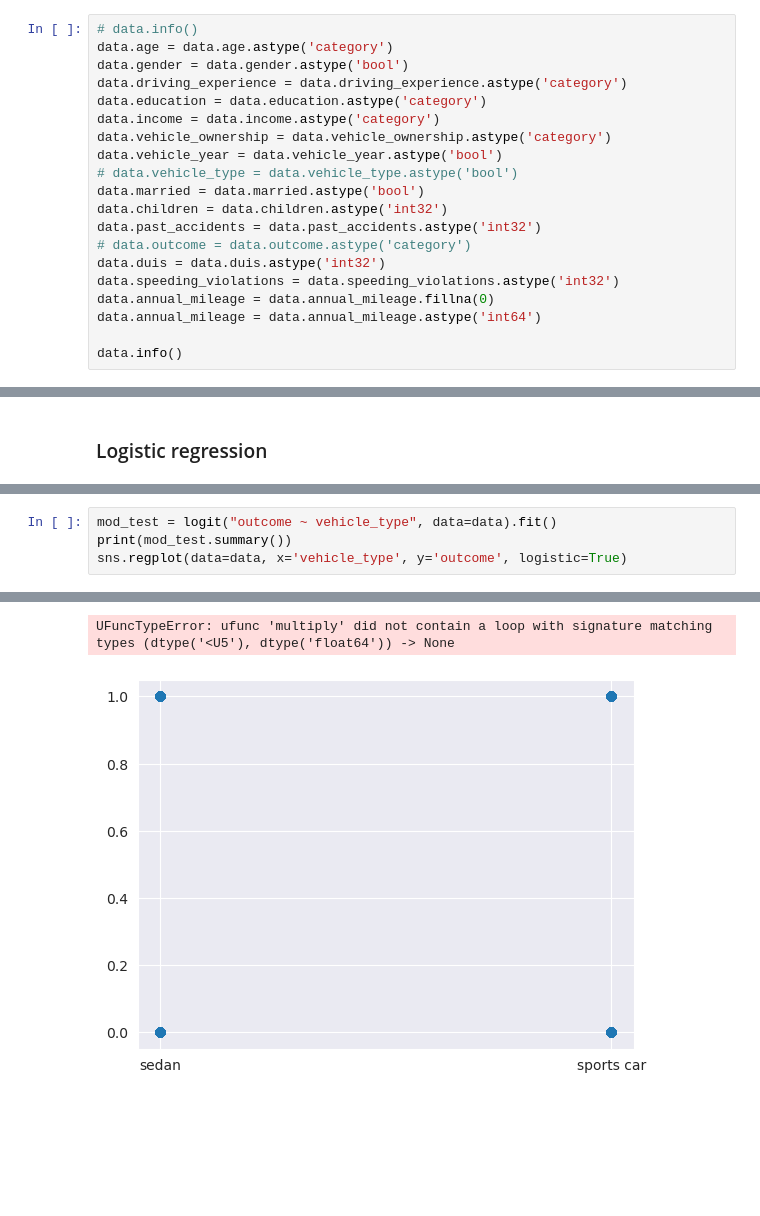
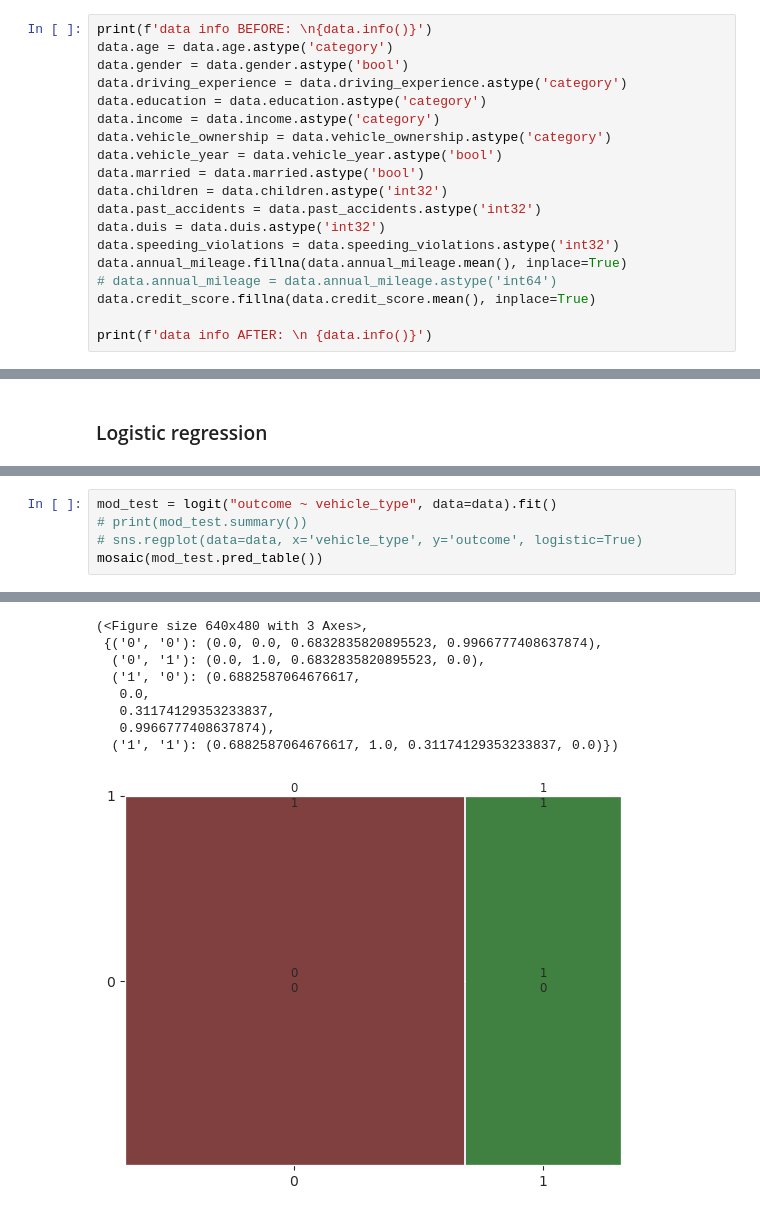
Before and after one commit to carlosjesuscaro/data_analysis_car_insurance, a Jupyter notebook: main.ipynb, the cells around one changed output, grey strips where cells are left out. Saved outputs shown, nothing was run; the diff lists cells and outputs as text; blank space fills up the shorter version.

Commit message:
Logistic regression partial

```diff
--- a/main.ipynb
+++ b/main.ipynb
@@ -29,7 +30,7 @@ memory usage: 1.4+ MB
 # %% [markdown]
 ### Data preparation
 # %%
-# data.info()
+print(f'data info BEFORE: \n{data.info()}')
 data.age = data.age.astype('category')
 data.gender = data.gender.astype('bool')
 data.driving_experience = data.driving_experience.astype('category')
@@ -37,17 +38,16 @@ data.education = data.education.astype('category')
 data.income = data.income.astype('category')
 data.vehicle_ownership = data.vehicle_ownership.astype('category')
 data.vehicle_year = data.vehicle_year.astype('bool')
-# data.vehicle_type = data.vehicle_type.astype('bool')
 data.married = data.married.astype('bool')
 data.children = data.children.astype('int32')
 data.past_accidents = data.past_accidents.astype('int32')
-# data.outcome = data.outcome.astype('category')
 data.duis = data.duis.astype('int32')
 data.speeding_violations = data.speeding_violations.astype('int32')
-data.annual_mileage = data.annual_mileage.fillna(0)
-data.annual_mileage = data.annual_mileage.astype('int64')
+data.annual_mileage.fillna(data.annual_mileage.mean(), inplace=True)
+# data.annual_mileage = data.annual_mileage.astype('int64')
+data.credit_score.fillna(data.credit_score.mean(), inplace=True)
 
-data.info()
+print(f'data info AFTER: \n {data.info()}')
 # %% [output]
 <class 'pandas.core.frame.DataFrame'>
 RangeIndex: 10000 entries, 0 to 9999
@@ -166,7 +189,8 @@ credit_score    -5.4794      0.187    -29.360      0.000      -5.845      -5.114
 # %%
 mod_test = logit("outcome ~ vehicle_type", data=data).fit()
-print(mod_test.summary())
-sns.regplot(data=data, x='vehicle_type', y='outcome', logistic=True)
+# print(mod_test.summary())
+# sns.regplot(data=data, x='vehicle_type', y='outcome', logistic=True)
+mosaic(mod_test.pred_table())
 # %% [output]
 Optimization terminated successfully.
          Current function value: 0.621700
@@ -189,2 +198,9 @@ vehicle_type[T.sports car]     0.0563      0.100      0.562      0.574      -0.1
-UFuncTypeError: ufunc 'multiply' did not contain a loop with signature matching types (dtype('<U5'), dtype('float64')) -> None
+(<Figure size 640x480 with 3 Axes>,
+ {('0', '0'): (0.0, 0.0, 0.6832835820895523, 0.9966777408637874),
+  ('0', '1'): (0.0, 1.0, 0.6832835820895523, 0.0),
+  ('1', '0'): (0.6882587064676617,
+   0.0,
+   0.31174129353233837,
+   0.9966777408637874),
+  ('1', '1'): (0.6882587064676617, 1.0, 0.31174129353233837, 0.0)})
-[figure, old version]
+[figure, new version]
```
Also changed, not shown: parts of 8 cells of this notebook.
